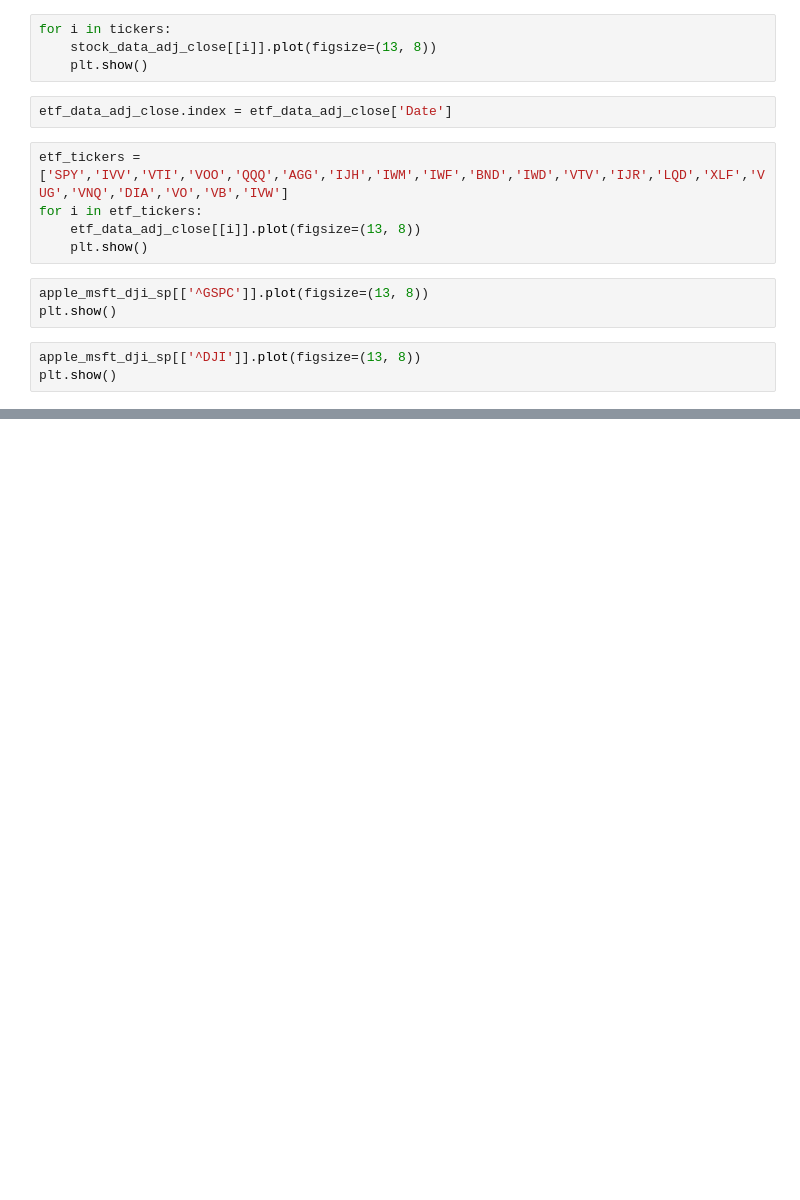
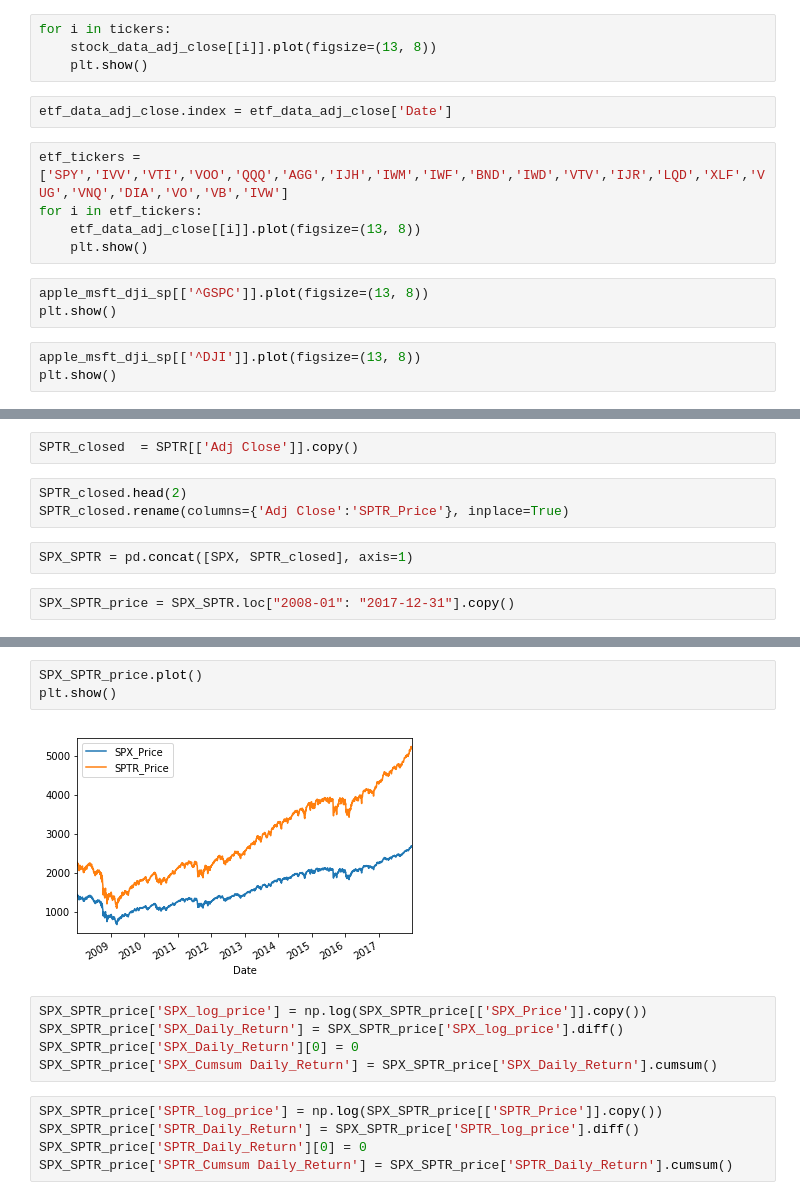
Before and after one commit to IceCreammm/MRP, a Jupyter notebook: Financial_Data_Analysis_office.ipynb, the cells around one changed output, grey strips where cells are left out. Saved outputs shown, nothing was run; the diff lists cells and outputs as text; blank space fills up the shorter version.

```diff
--- a/Financial_Data_Analysis_office.ipynb
+++ b/Financial_Data_Analysis_office.ipynb
@@ -99,0 +129,9 @@ plt.show()
+# %%
+SPTR_closed  = SPTR[['Adj Close']].copy()
+# %%
+SPTR_closed.head(2)
+SPTR_closed.rename(columns={'Adj Close':'SPTR_Price'}, inplace=True)
+# %%
+SPX_SPTR = pd.concat([SPX, SPTR_closed], axis=1)
+# %%
+SPX_SPTR_price = SPX_SPTR.loc["2008-01": "2017-12-31"].copy()
@@ -99,0 +145,15 @@ plt.show()
+# %%
+SPX_SPTR_price.plot()
+plt.show()
+# %% [output]
+[figure, added]
+# %%
+SPX_SPTR_price['SPX_log_price'] = np.log(SPX_SPTR_price[['SPX_Price']].copy())
+SPX_SPTR_price['SPX_Daily_Return'] = SPX_SPTR_price['SPX_log_price'].diff()
+SPX_SPTR_price['SPX_Daily_Return'][0] = 0
+SPX_SPTR_price['SPX_Cumsum Daily_Return'] = SPX_SPTR_price['SPX_Daily_Return'].cumsum()
+# %%
+SPX_SPTR_price['SPTR_log_price'] = np.log(SPX_SPTR_price[['SPTR_Price']].copy())
+SPX_SPTR_price['SPTR_Daily_Return'] = SPX_SPTR_price['SPTR_log_price'].diff()
+SPX_SPTR_price['SPTR_Daily_Return'][0] = 0
+SPX_SPTR_price['SPTR_Cumsum Daily_Return'] = SPX_SPTR_price['SPTR_Daily_Return'].cumsum()
```
Also changed, not shown: parts of 13 cells of this notebook, 6 other files.
